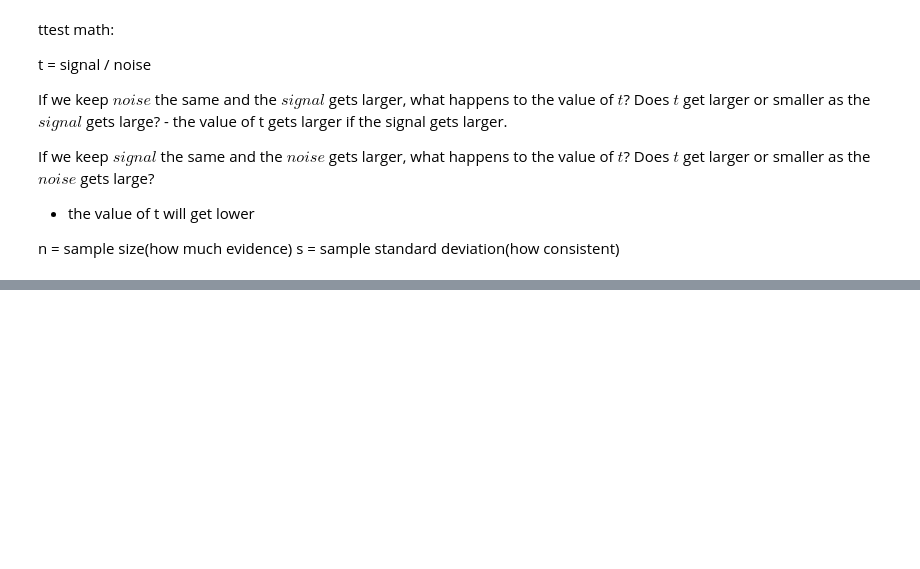
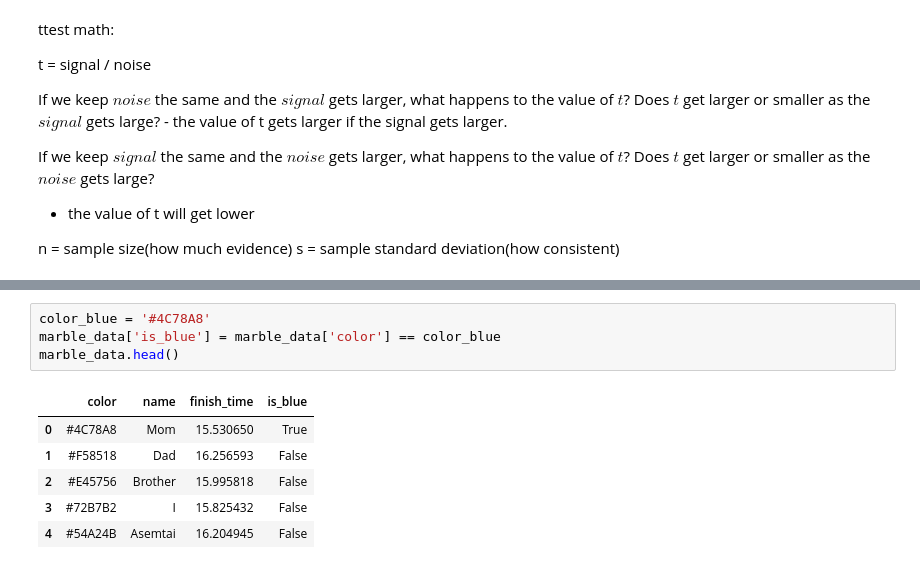
Before and after one commit to ai-ml-science/Gaukhar, a Jupyter notebook: ttest_marble_race.ipynb, the cells around one changed output, grey strips where cells are left out. Drawn from its saved outputs; the diff is of its cells as text; blank space fills up the shorter version.

```diff
--- a/ttest_marble_race.ipynb
+++ b/ttest_marble_race.ipynb
@@ -263,0 +308,11 @@ s = sample standard deviation(how consistent)
+# %%
+color_blue = '#4C78A8'
+marble_data['is_blue'] = marble_data['color'] == color_blue
+marble_data.head()
+# %% [output]
+|  | color | name | finish_time | is_blue |
+| 0 | #4C78A8 | Mom | 15.530650 | True |
+| 1 | #F58518 | Dad | 16.256593 | False |
+| 2 | #E45756 | Brother | 15.995818 | False |
+| 3 | #72B7B2 | I | 15.825432 | False |
+| 4 | #54A24B | Asemtai | 16.204945 | False |
```
Also changed, not shown: parts of 8 cells of this notebook.
